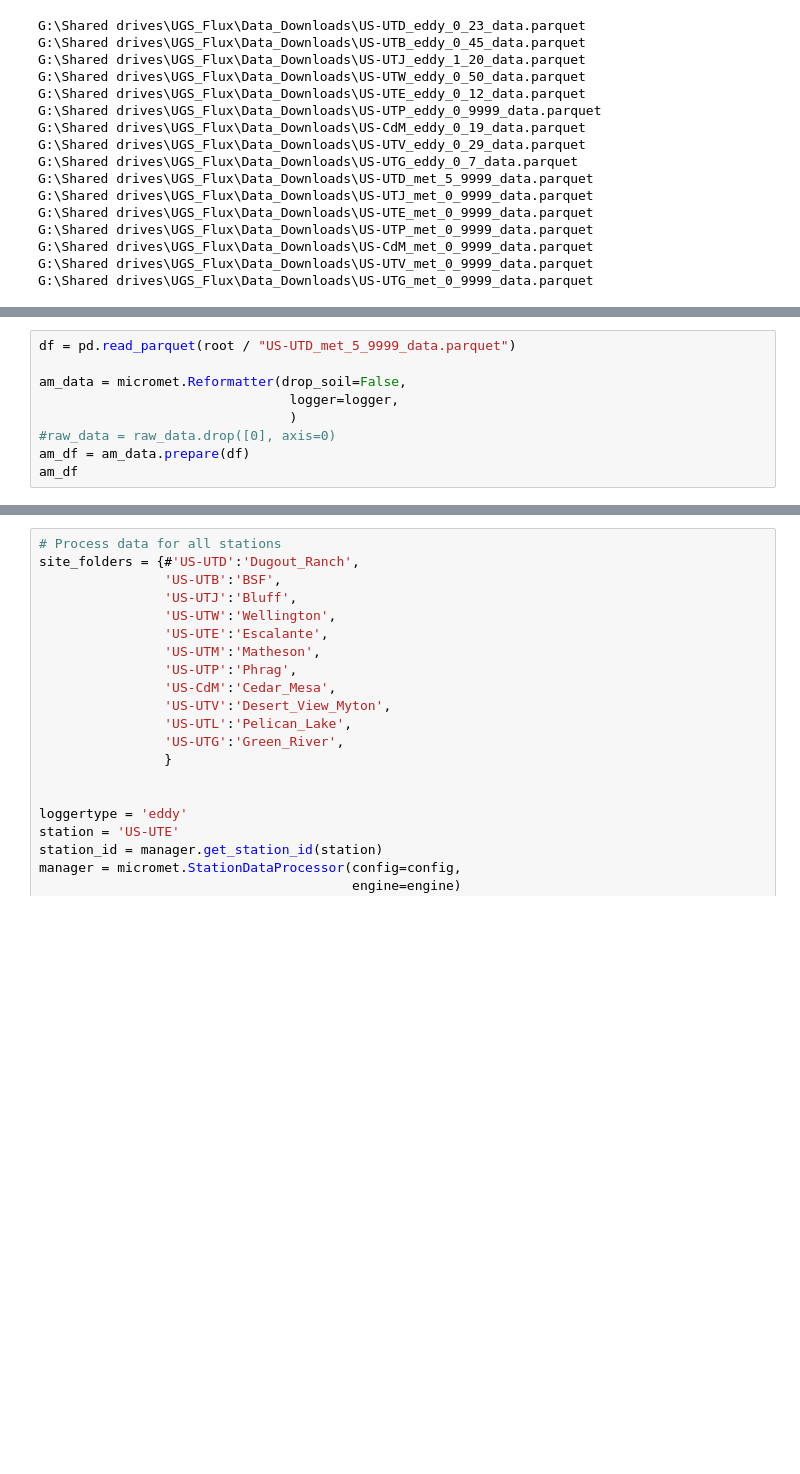
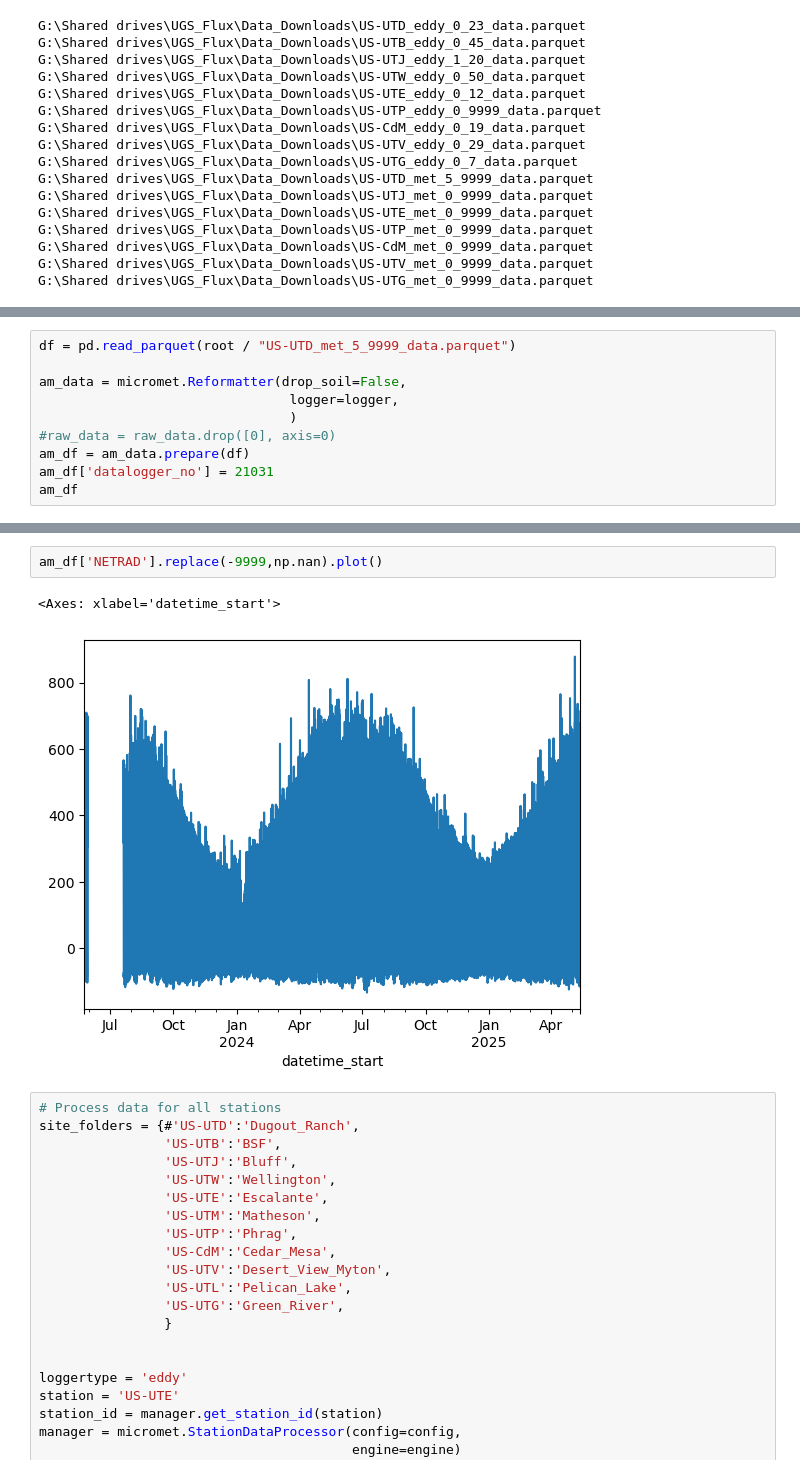
Before and after one commit to inkenbrandt/MicroMet, a Jupyter notebook: docs/notebooks/fix_headers.ipynb, the cells around one changed output, grey strips where cells are left out. Drawn from its saved outputs; the diff is of its cells as text; blank space fills up the shorter version.

```diff
--- a/docs/notebooks/fix_headers.ipynb
+++ b/docs/notebooks/fix_headers.ipynb
@@ -124,5 +233,6 @@ am_data = micromet.Reformatter(drop_soil=False,
                                 )
 #raw_data = raw_data.drop([0], axis=0)
 am_df = am_data.prepare(df)
+am_df['datalogger_no'] = 21031
 am_df
 # %% [output]
@@ -142,6 +252,11 @@ am_df
 | 2025-05-13 10:30:00 | 202505131030 | 202505131100 | 21.78752 | 605.3776 | 951.9034 | 207.3797 | 300.8767 | 440.0228 | 22.18126 | ... |
 | 2025-05-13 11:00:00 | 202505131100 | 202505131130 | 21.38042 | 637.4340 | 990.0894 | 211.6744 | 301.4280 | 442.4090 | 22.66282 | ... |
 34552 rows × 59 columns
+# %%
+am_df['NETRAD'].replace(-9999,np.nan).plot()
+# %% [output]
+<Axes: xlabel='datetime_start'>
+[figure, added]
 # %%
 # Process data for all stations
 site_folders = {#'US-UTD':'Dugout_Ranch',
```
Also changed, not shown: parts of 9 cells of this notebook, 5 other files.
